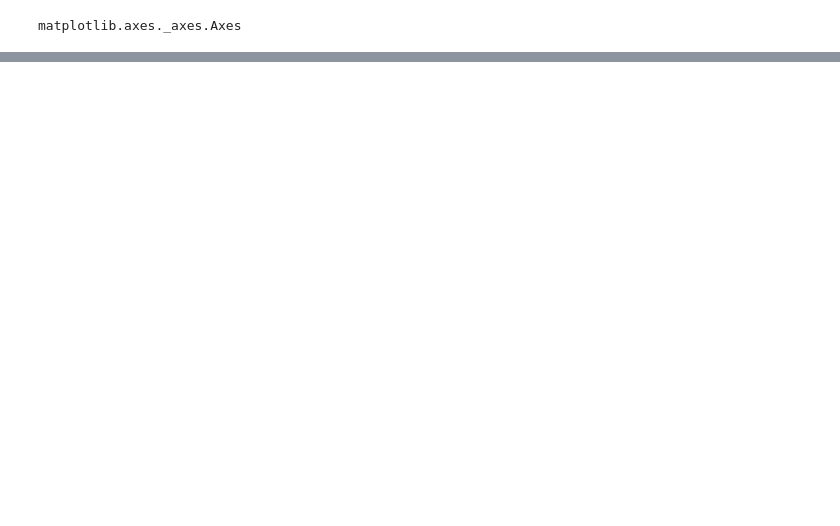
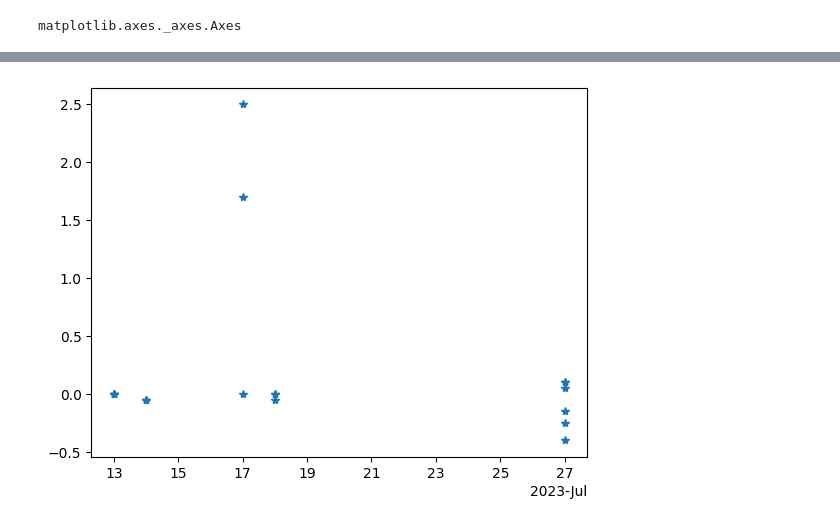
Before and after one commit to LuisOlivaresJ/Pyportal, a Jupyter notebook: src/QPortal/plot_note_book.ipynb, the cells around one changed output, grey strips where cells are left out. Saved outputs shown, nothing was run; the diff lists cells and outputs as text; code cells hidden in the pictures; blank space fills up the shorter version.

Commit message:
plot ready

```diff
--- a/src/QPortal/plot_note_book.ipynb
+++ b/src/QPortal/plot_note_book.ipynb
@@ -24,0 +74,10 @@ matplotlib.axes._axes.Axes
+# %%
+x = pd.to_datetime(db["date"], format = "%Y-%m-%d")
+# %%
+import matplotlib.dates as mdates
+fig, ax = plt.subplots()
+plt.plot(x, db["dx"], "*")
+ax.xaxis.set_major_formatter(
+    mdates.ConciseDateFormatter(ax.xaxis.get_major_locator()))
+# %% [output]
+[figure, added]
```
Also changed, not shown: parts of 4 cells of this notebook, 4 other files.
